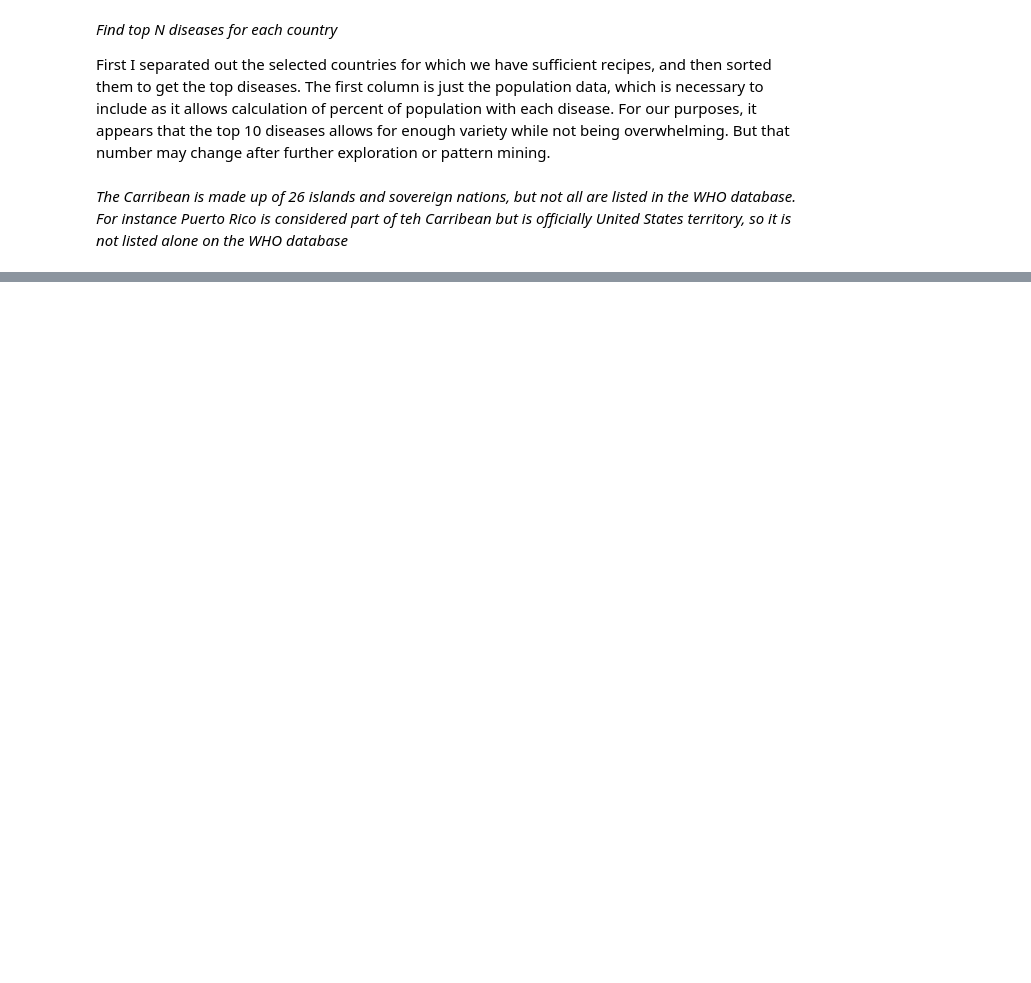
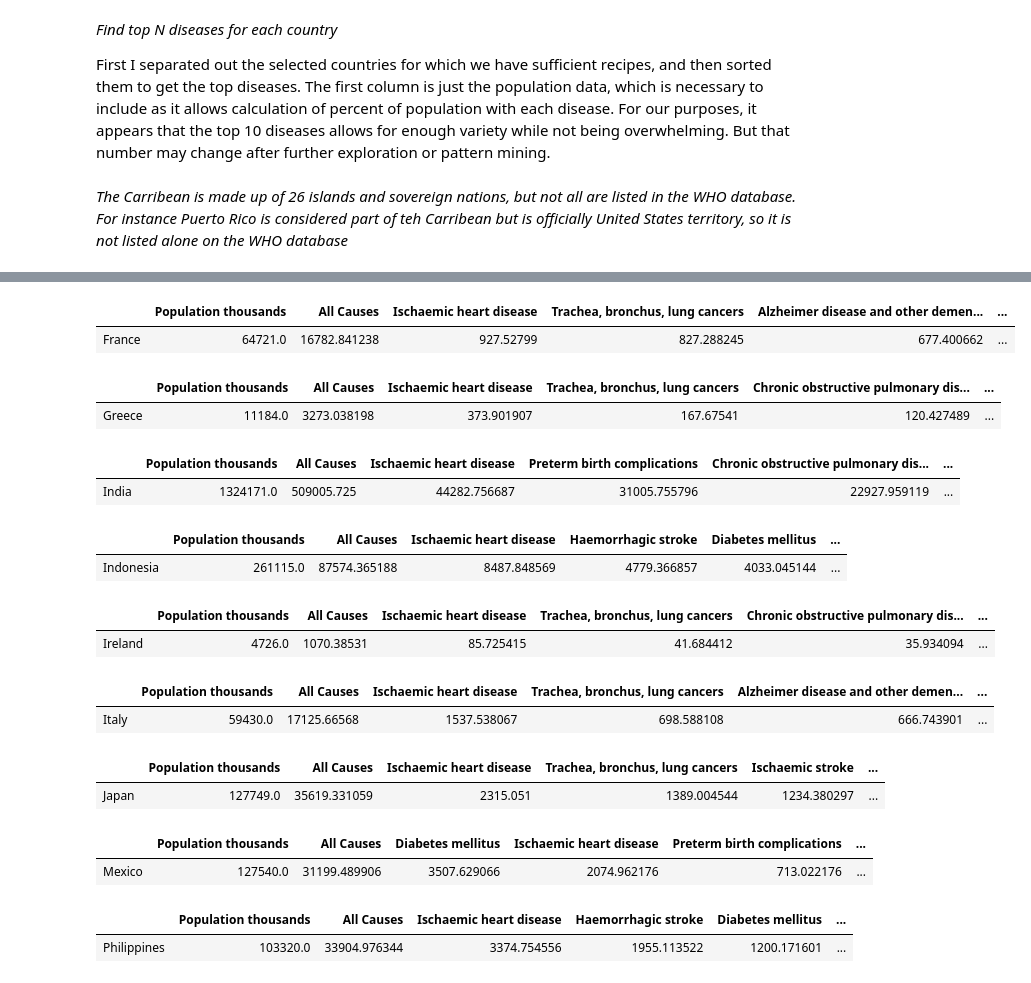
Before and after one commit to JadeWibbels/menu-mining, a Jupyter notebook: disease_data/Disease_wrangling.ipynb, the cells around one changed output, grey strips where cells are left out. Saved outputs shown, nothing was run; the diff lists cells and outputs as text; code cells hidden in the pictures; blank space fills up the shorter version.

```diff
--- a/disease_data/Disease_wrangling.ipynb
+++ b/disease_data/Disease_wrangling.ipynb
@@ -73,39 +81,75 @@ China = China.iloc[:, : 20]
 # %%
 #France
 France = country_df.loc[["France"]].sort_values(by='France', axis=1, ascending=False)
 France = France.iloc[:, : 20]
+France
+# %% [output]
+|  | Population thousands | All Causes | Ischaemic heart disease | Trachea, bronchus, lung cancers | Alzheimer disease and other demen... | ... |
+| France | 64721.0 | 16782.841238 | 927.52799 | 827.288245 | 677.400662 | ... |
 # %%
 #Greece
 Greece = country_df.loc[["Greece"]].sort_values(by='Greece', axis=1, ascending=False)
 Greece = Greece.iloc[:, : 20]
+Greece
+# %% [output]
+|  | Population thousands | All Causes | Ischaemic heart disease | Trachea, bronchus, lung cancers | Chronic obstructive pulmonary dis... | ... |
+| Greece | 11184.0 | 3273.038198 | 373.901907 | 167.67541 | 120.427489 | ... |
 # %%
 #India
 India = country_df.loc[["India"]].sort_values(by='India', axis=1, ascending=False)
 India = India.iloc[:, : 20]
+India
+# %% [output]
+|  | Population thousands | All Causes | Ischaemic heart disease | Preterm birth complications | Chronic obstructive pulmonary dis... | ... |
+| India | 1324171.0 | 509005.725 | 44282.756687 | 31005.755796 | 22927.959119 | ... |
 # %%
 #Indonesia
 Indonesia = country_df.loc[["Indonesia"]].sort_values(by='Indonesia', axis=1, ascending=False)
 Indonesia = Indonesia.iloc[:, : 20]
+Indonesia
+# %% [output]
+|  | Population thousands | All Causes | Ischaemic heart disease | Haemorrhagic stroke | Diabetes mellitus | ... |
+| Indonesia | 261115.0 | 87574.365188 | 8487.848569 | 4779.366857 | 4033.045144 | ... |
 # %%
 #Ireland
 Ireland = country_df.loc[["Ireland"]].sort_values(by='Ireland', axis=1, ascending=False)
 Ireland = Ireland.iloc[:, : 20]
+Ireland
+# %% [output]
+|  | Population thousands | All Causes | Ischaemic heart disease | Trachea, bronchus, lung cancers | Chronic obstructive pulmonary dis... | ... |
+| Ireland | 4726.0 | 1070.38531 | 85.725415 | 41.684412 | 35.934094 | ... |
 # %%
 #Italy
 Italy = country_df.loc[["Italy"]].sort_values(by='Italy', axis=1, ascending=False)
 Italy = Italy.iloc[:, : 20]
+Italy
+# %% [output]
+|  | Population thousands | All Causes | Ischaemic heart disease | Trachea, bronchus, lung cancers | Alzheimer disease and other demen... | ... |
+| Italy | 59430.0 | 17125.66568 | 1537.538067 | 698.588108 | 666.743901 | ... |
 # %%
 #Japan
 Japan = country_df.loc[["Japan"]].sort_values(by='Japan', axis=1, ascending=False)
 Japan = Japan.iloc[:, : 20]
+Japan
+# %% [output]
+|  | Population thousands | All Causes | Ischaemic heart disease | Trachea, bronchus, lung cancers | Ischaemic stroke | ... |
+| Japan | 127749.0 | 35619.331059 | 2315.051 | 1389.004544 | 1234.380297 | ... |
 # %%
 #Mexico
 Mexico = country_df.loc[["Mexico"]].sort_values(by='Mexico', axis=1, ascending=False)
 Mexico = Mexico.iloc[:, : 20]
+Mexico
+# %% [output]
+|  | Population thousands | All Causes | Diabetes mellitus | Ischaemic heart disease | Preterm birth complications | ... |
+| Mexico | 127540.0 | 31199.489906 | 3507.629066 | 2074.962176 | 713.022176 | ... |
 # %%
 #Philippines
 Philippines = country_df.loc[["Philippines"]].sort_values(by='Philippines', axis=1, ascending=False)
 Philippines = Philippines.iloc[:, : 20]
+Philippines
+# %% [output]
+|  | Population thousands | All Causes | Ischaemic heart disease | Haemorrhagic stroke | Diabetes mellitus | ... |
+| Philippines | 103320.0 | 33904.976344 | 3374.754556 | 1955.113522 | 1200.171601 | ... |
 # %%
 #Thailand
 Thailand = country_df.loc[["Thailand"]].sort_values(by='Thailand', axis=1, ascending=False)
```
Also changed, not shown: parts of 11 cells of this notebook, 1 other file.
